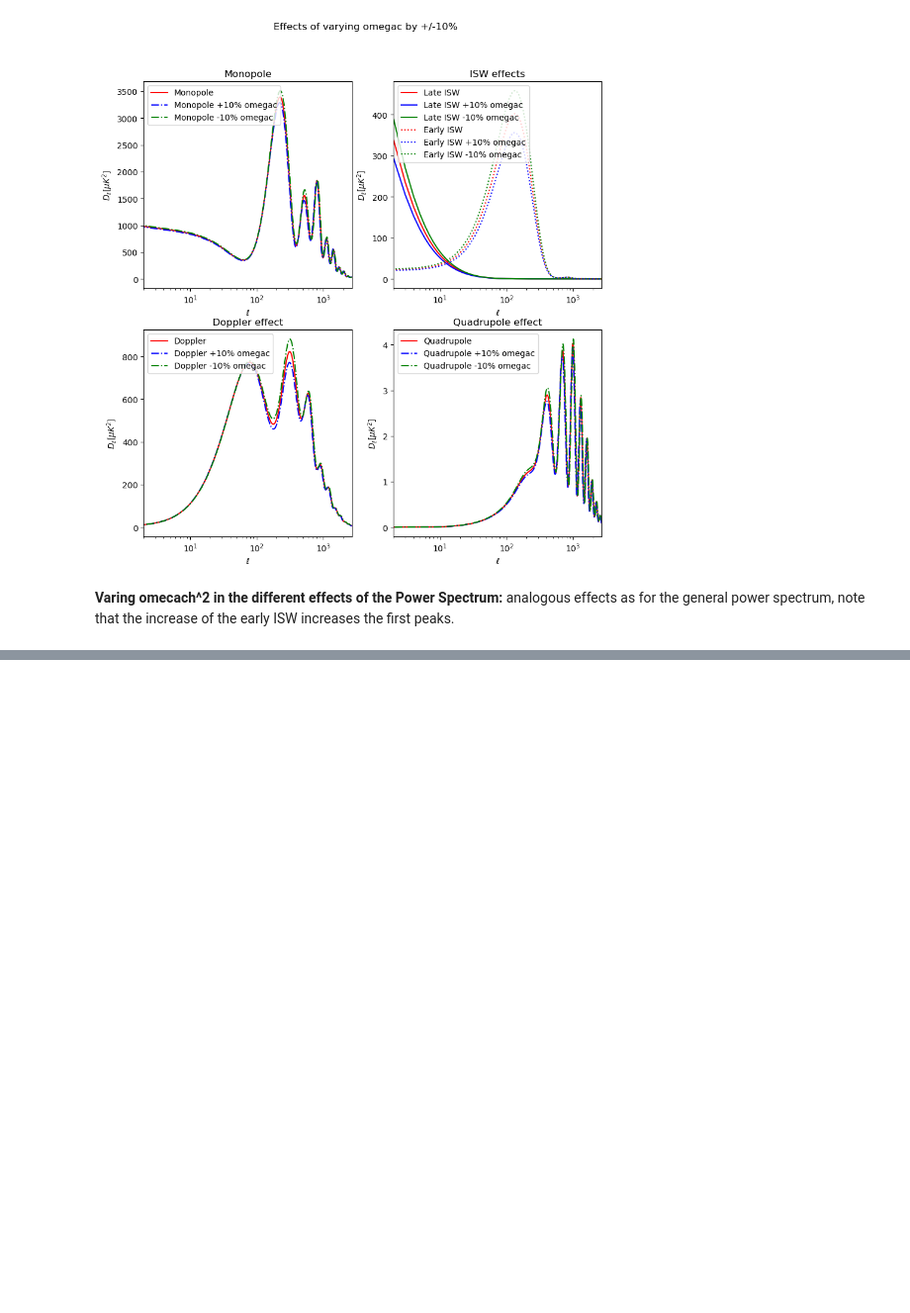
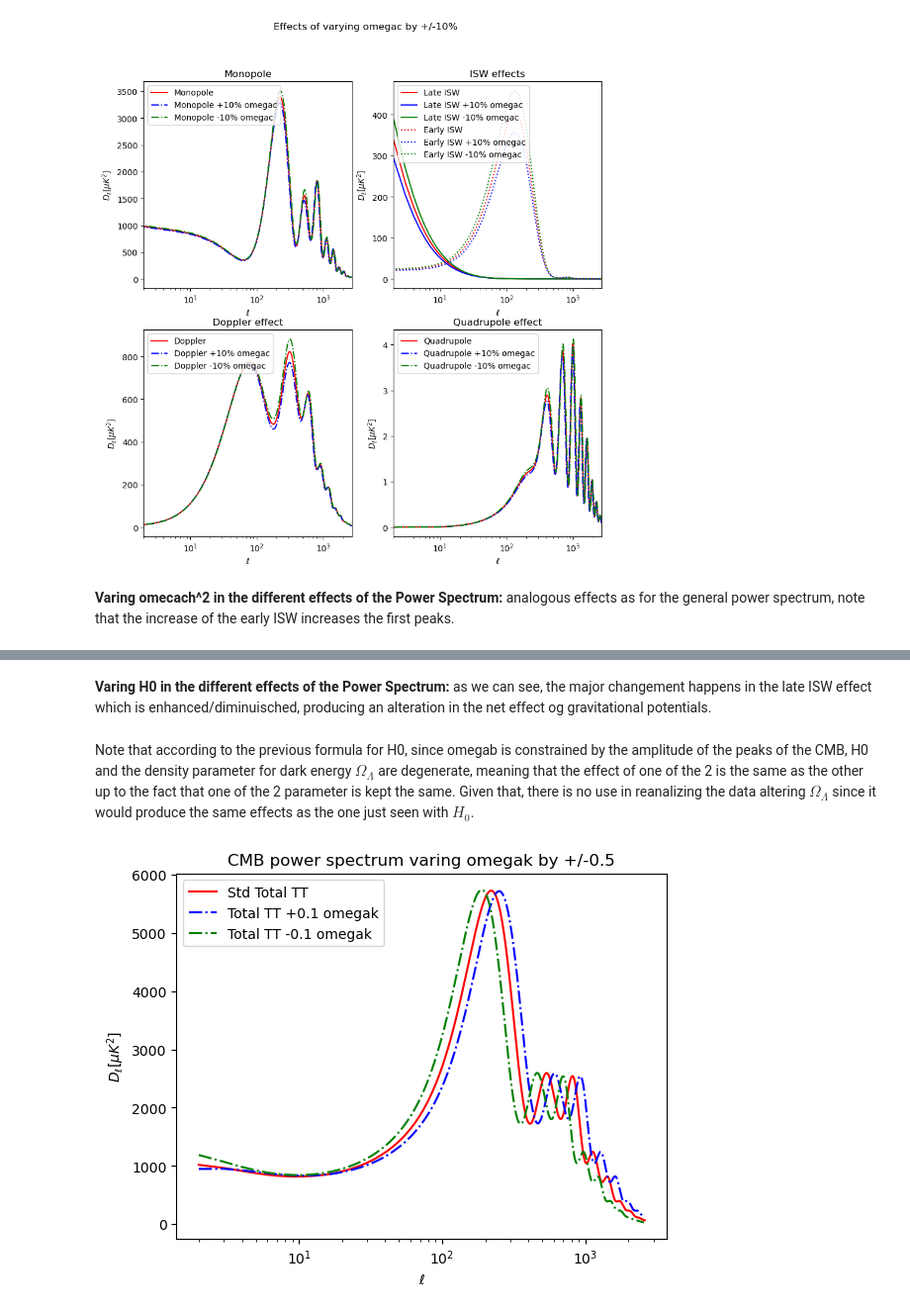
Before and after one commit to GenovaCosmology/AstroCosmoComputational, a Jupyter notebook: Students/Gabriele_Russo/CosmicStructures/Week6/ex1.ipynb, the cells around one changed output, grey strips where cells are left out. Shown at 99% size. Cells and saved outputs as stored; diff of their text form; code cells hidden in the pictures; blank space fills up the shorter version.

```diff
--- a/Students/Gabriele_Russo/CosmicStructures/Week6/ex1.ipynb
+++ b/Students/Gabriele_Russo/CosmicStructures/Week6/ex1.ipynb
@@ -670,0 +780,38 @@ plt.show()
+# %% [markdown]
+**Varing H0 in the different effects of the Power Spectrum:** as we can see, the major changement happens in the late ISW effect which is enhanced/diminuisched, producing an alteration in the net effect og gravitational potentials.
+# %% [markdown]
+Note that according to the previous formula for H0, since omegab is constrained by the amplitude of the peaks of the CMB, H0 and the density parameter for dark energy $\Omega_\Lambda$ are degenerate, meaning that the effect of one of the 2 is the same as the other up to the fact that one of the 2 parameter is kept the same.
+Given that, there is no use in reanalizing the data altering $\Omega_\Lambda$ since it would produce the same effects as the one just seen with $H_0$.
+# %%
+# Varing omegak by +/-0.1
+omegak_pars_plus  = camb.read_ini('https://raw.githubusercontent.com/cmbant/CAMB/master/inifiles/planck_2018.ini')
+omegak_pars_minus = camb.read_ini('https://raw.githubusercontent.com/cmbant/CAMB/master/inifiles/planck_2018.ini')
+
+omegak_pars_plus.omk = 0.1
+omegak_pars_minus.omk = -0.1
+
+# Calculate results for these parameters
+omegak_results_plus = camb.get_results(omegak_pars_plus)
+omegak_results_minus = camb.get_results(omegak_pars_minus)
+
+# Computing the CMB temperature power spectrum for the modified parameters
+omegak_powers_plus = omegak_results_plus.get_cmb_power_spectra(omegak_pars_plus, CMB_unit='muK')
+omegak_powers_minus = omegak_results_minus.get_cmb_power_spectra(omegak_pars_minus, CMB_unit='muK')
+
+# Get the total CMB power spectrum
+omegak_totCL_plus = omegak_powers_plus['total']
+omegak_totCL_minus = omegak_powers_minus['total']
+
+# Plot the CMB power spectrum
+plt.figure()
+plt.plot(ells[2:],std_totCL[2:,0], color='r', label='Std Total TT') # Taking from l=2 since l=0,1 are not physical
+plt.plot(ells[2:-50],omegak_totCL_plus[2:,0], color='b',ls = '-.',label='Total TT +0.1 omegak')
+plt.plot(ells[2:-33],omegak_totCL_minus[2:,0], color='g',ls = '-.',label='Total TT -0.1 omegak')
+plt.legend()
+plt.xlabel(r'$\ell$')
+plt.xscale('log')
+plt.ylabel(r'$D_{\ell} [\mu K^2]$')
+plt.title('CMB power spectrum varing omegak by +/-0.5')
+plt.show()
+# %% [output]
+[figure, added]
```
Also changed, not shown: parts of 6 cells of this notebook.
